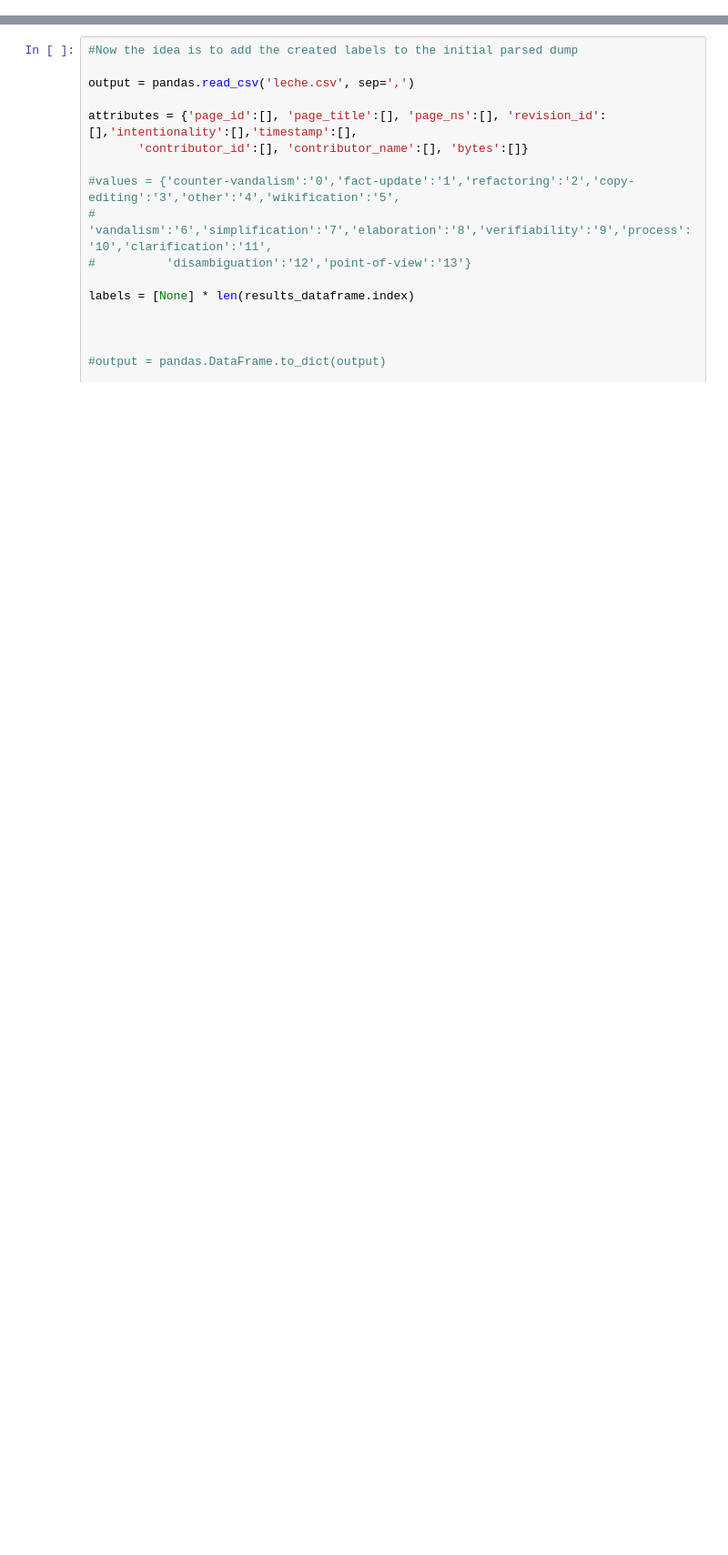
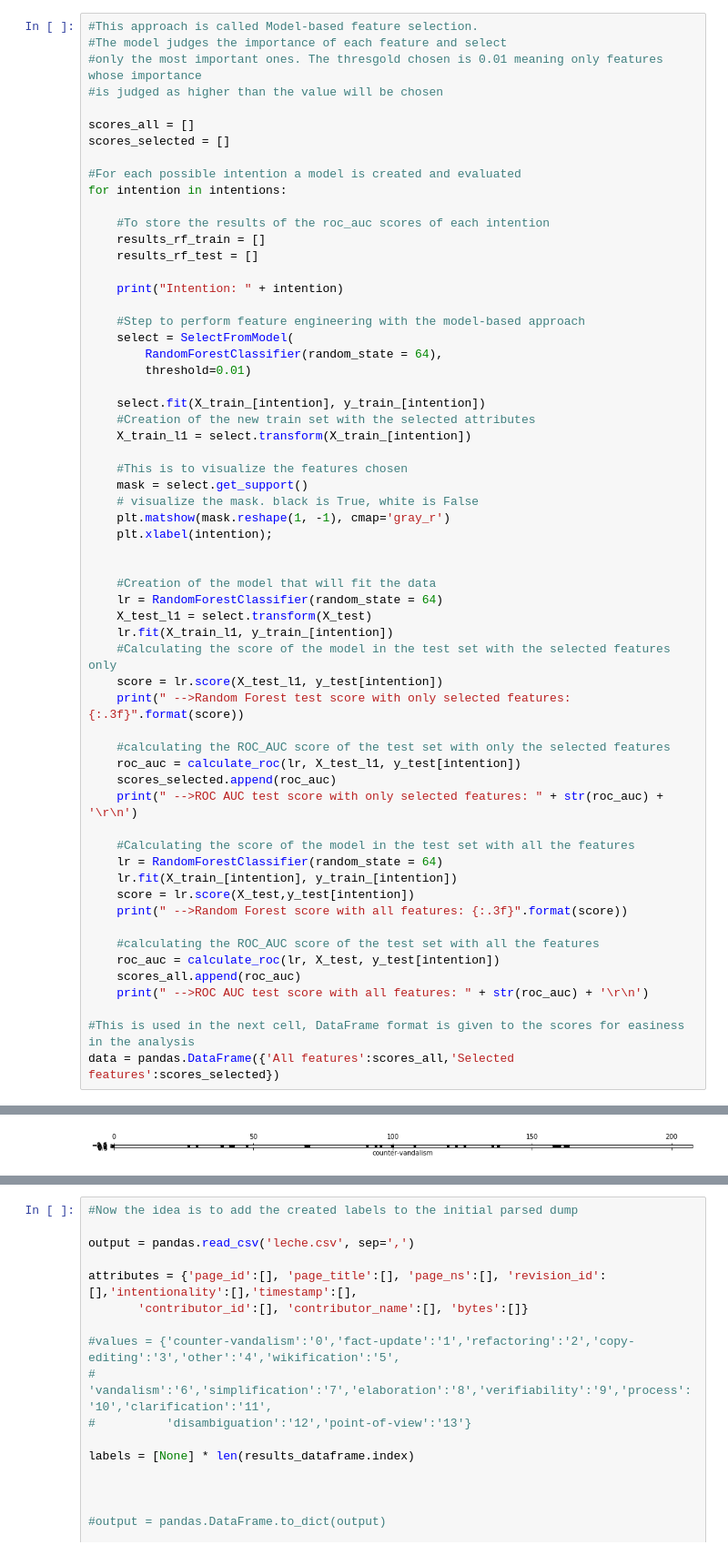
Before and after one commit to ignacioGarsami/Wiki_Semantic_Intention, a Jupyter notebook: pred_src/predictive_step.ipynb, the cells around one changed output, grey strips where cells are left out. Shown at 91% size. Cells and saved outputs as stored; diff of their text form; blank space fills up the shorter version.

```diff
--- a/pred_src/predictive_step.ipynb
+++ b/pred_src/predictive_step.ipynb
@@ -123,0 +187,61 @@ f1_score(y_test['vandalism'], predicted, average = 'micro')
+# %%
+#This approach is called Model-based feature selection.
+#The model judges the importance of each feature and select
+#only the most important ones. The thresgold chosen is 0.01 meaning only features whose importance
+#is judged as higher than the value will be chosen
+
+scores_all = []
+scores_selected = []
+
+#For each possible intention a model is created and evaluated
+for intention in intentions:
+
+    #To store the results of the roc_auc scores of each intention
+    results_rf_train = []
+    results_rf_test = []
+
+    print("Intention: " + intention)
+
+    #Step to perform feature engineering with the model-based approach
+    select = SelectFromModel(
+        RandomForestClassifier(random_state = 64),
+        threshold=0.01)
+
+    select.fit(X_train_[intention], y_train_[intention])
+    #Creation of the new train set with the selected attributes
+    X_train_l1 = select.transform(X_train_[intention])
+
+    #This is to visualize the features chosen
+    mask = select.get_support()
+    # visualize the mask. black is True, white is False
+    plt.matshow(mask.reshape(1, -1), cmap='gray_r')
+    plt.xlabel(intention);
+
+
+    #Creation of the model that will fit the data
+    lr = RandomForestClassifier(random_state = 64)
+    X_test_l1 = select.transform(X_test)
+    lr.fit(X_train_l1, y_train_[intention])
+    #Calculating the score of the model in the test set with the selected features only
+    score = lr.score(X_test_l1, y_test[intention])
+    print(" -->Random Forest test score with only selected features: {:.3f}".format(score))
+
+    #calculating the ROC_AUC score of the test set with only the selected features
+    roc_auc = calculate_roc(lr, X_test_l1, y_test[intention])
+    scores_selected.append(roc_auc)
+    print(" -->ROC AUC test score with only selected features: " + str(roc_auc) + '\r\n')
+
+    #Calculating the score of the model in the test set with all the features
+    lr = RandomForestClassifier(random_state = 64)
+    lr.fit(X_train_[intention], y_train_[intention])
+    score = lr.score(X_test,y_test[intention])
+    print(" -->Random Forest score with all features: {:.3f}".format(score))
+
+    #calculating the ROC_AUC score of the test set with all the features
+    roc_auc = calculate_roc(lr, X_test, y_test[intention])
+    scores_all.append(roc_auc)
+    print(" -->ROC AUC test score with all features: " + str(roc_auc) + '\r\n')
+
+#This is used in the next cell, DataFrame format is given to the scores for easiness in the analysis
+data = pandas.DataFrame({'All features':scores_all,'Selected features':scores_selected})
+# %% [output]
@@ -123,0 +265 @@ f1_score(y_test['vandalism'], predicted, average = 'micro')
+[figure, added]
```
Also changed, not shown: parts of 32 cells of this notebook.
